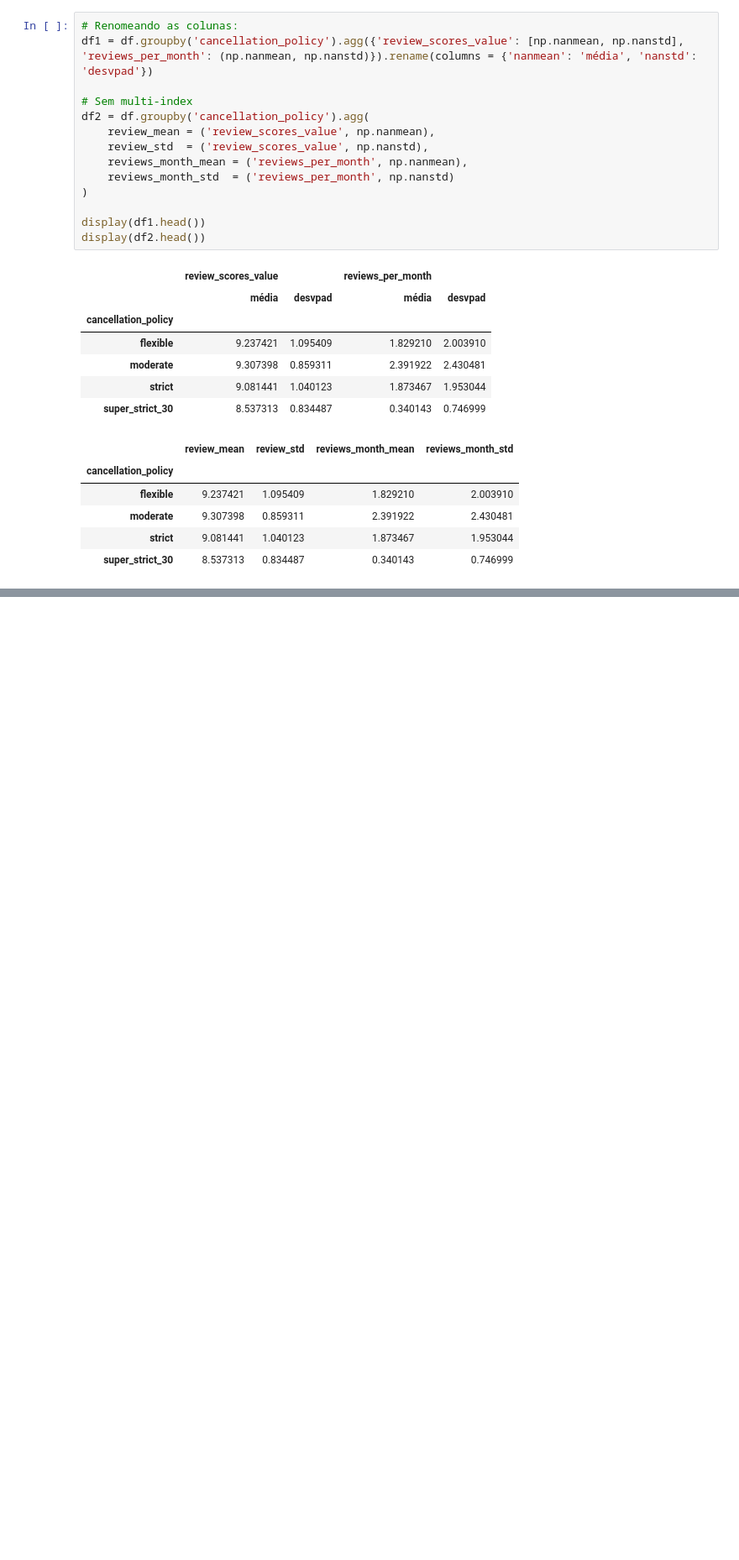
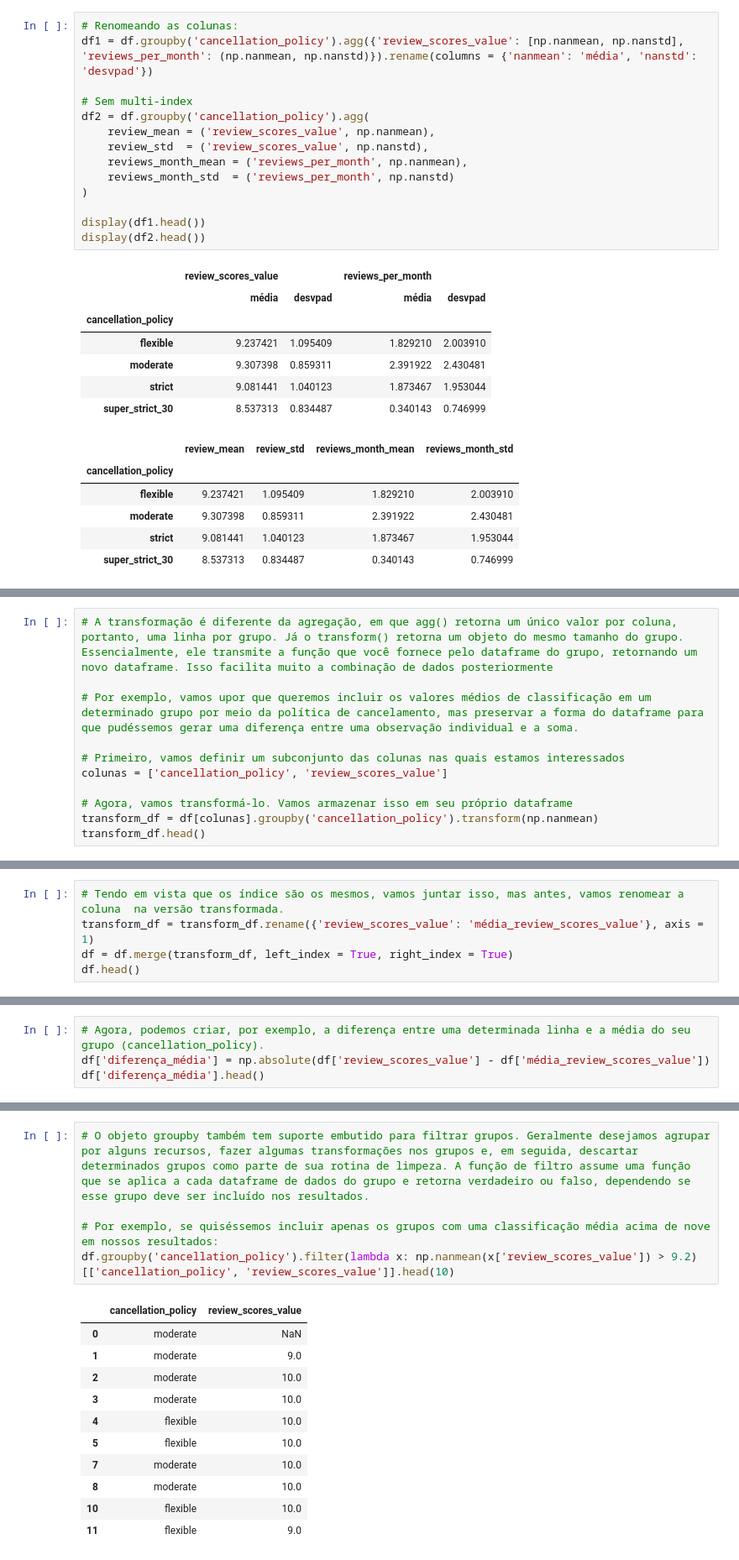
Before and after one commit to pedrozenatte/ciencia-de-dados-estudo, a Jupyter notebook: introducao-ciencia-de-dados/modulo-1/29_group_by.ipynb, the cells around one changed output, grey strips where cells are left out. Shown at 84% size. Cells and saved outputs as stored; diff of their text form; blank space fills up the shorter version.

Commit message:
Group by parte 3

```diff
--- a/introducao-ciencia-de-dados/modulo-1/29_group_by.ipynb
+++ b/introducao-ciencia-de-dados/modulo-1/29_group_by.ipynb
@@ -444,0 +562,11 @@ display(df2.head())
+# %%
+# A transformação é diferente da agregação, em que agg() retorna um único valor por coluna, portanto, uma linha por grupo. Já o transform() retorna um objeto do mesmo tamanho do grupo. Essencialmente, ele transmite a função que você fornece pelo dataframe do grupo, retornando um novo dataframe. Isso facilita muito a combinação de dados posteriormente
+
+# Por exemplo, vamos upor que queremos incluir os valores médios de classificação em um determinado grupo por meio da política de cancelamento, mas preservar a forma do dataframe para que pudéssemos gerar uma diferença entre uma observação individual e a soma.
+
+# Primeiro, vamos definir um subconjunto das colunas nas quais estamos interessados
+colunas = ['cancellation_policy', 'review_scores_value']
+
+# Agora, vamos transformá-lo. Vamos armazenar isso em seu próprio dataframe
+transform_df = df[colunas].groupby('cancellation_policy').transform(np.nanmean)
+transform_df.head()
@@ -444,0 +582,5 @@ display(df2.head())
+# %%
+# Tendo em vista que os índice são os mesmos, vamos juntar isso, mas antes, vamos renomear a coluna  na versão transformada.
+transform_df = transform_df.rename({'review_scores_value': 'média_review_scores_value'}, axis = 1)
+df = df.merge(transform_df, left_index = True, right_index = True)
+df.head()
@@ -444,0 +597,4 @@ display(df2.head())
+# %%
+# Agora, podemos criar, por exemplo, a diferença entre uma determinada linha e a média do seu grupo (cancellation_policy).
+df['diferença_média'] = np.absolute(df['review_scores_value'] - df['média_review_scores_value'])
+df['diferença_média'].head()
@@ -444,0 +674,17 @@ display(df2.head())
+# %%
+# O objeto groupby também tem suporte embutido para filtrar grupos. Geralmente desejamos agrupar por alguns recursos, fazer algumas transformações nos grupos e, em seguida, descartar determinados grupos como parte de sua rotina de limpeza. A função de filtro assume uma função que se aplica a cada dataframe de dados do grupo e retorna verdadeiro ou falso, dependendo se esse grupo deve ser incluído nos resultados.
+
+# Por exemplo, se quiséssemos incluir apenas os grupos com uma classificação média acima de nove em nossos resultados:
+df.groupby('cancellation_policy').filter(lambda x: np.nanmean(x['review_scores_value']) > 9.2)[['cancellation_policy', 'review_scores_value']].head(10)
+# %% [output]
+|  | cancellation_policy | review_scores_value |
+| 0 | moderate | NaN |
+| 1 | moderate | 9.0 |
+| 2 | moderate | 10.0 |
+| 3 | moderate | 10.0 |
+| 4 | flexible | 10.0 |
+| 5 | flexible | 10.0 |
+| 7 | moderate | 10.0 |
+| 8 | moderate | 10.0 |
+| 10 | flexible | 10.0 |
+| 11 | flexible | 9.0 |
```
Also changed, not shown: parts of 17 cells of this notebook, 1 other file.
